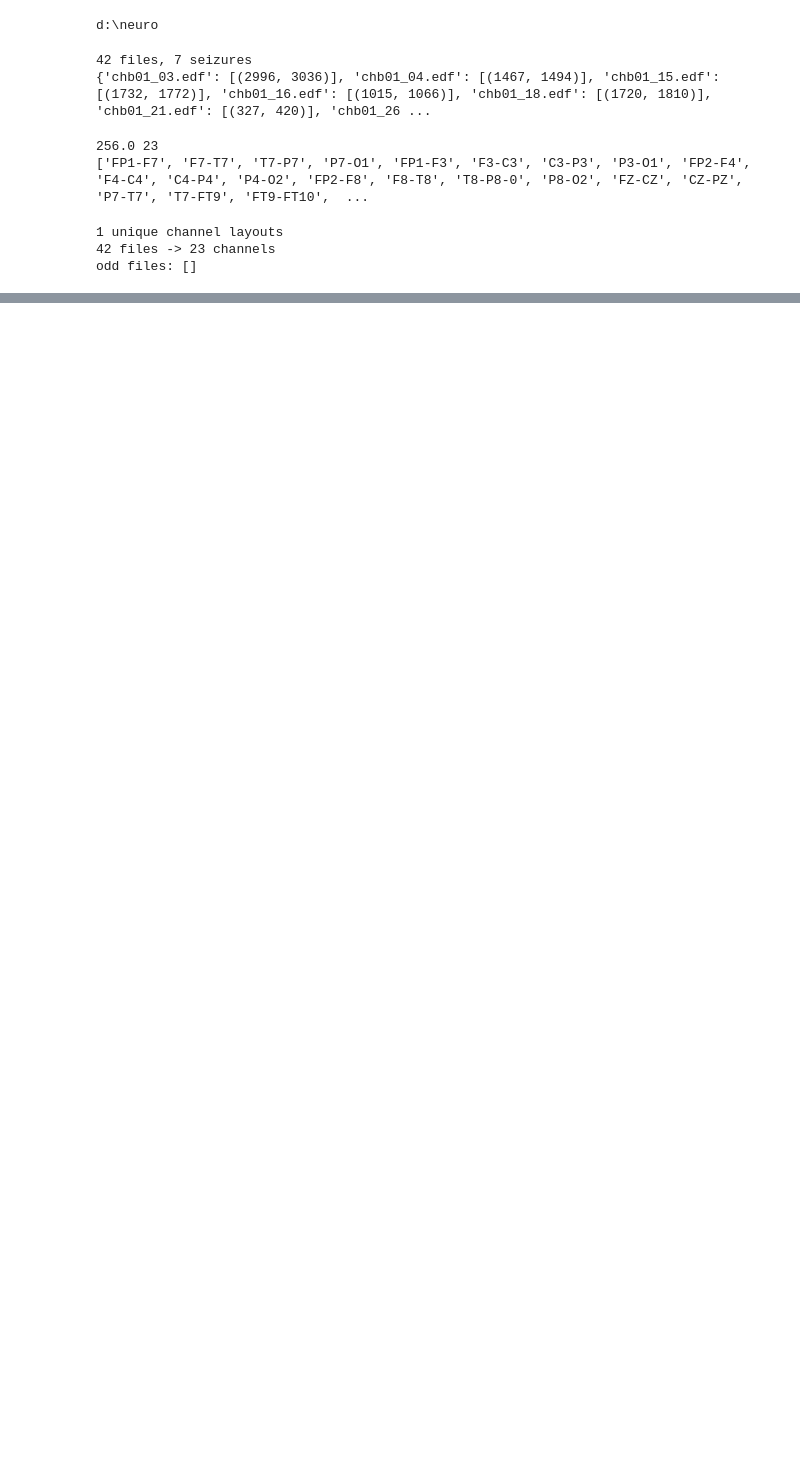
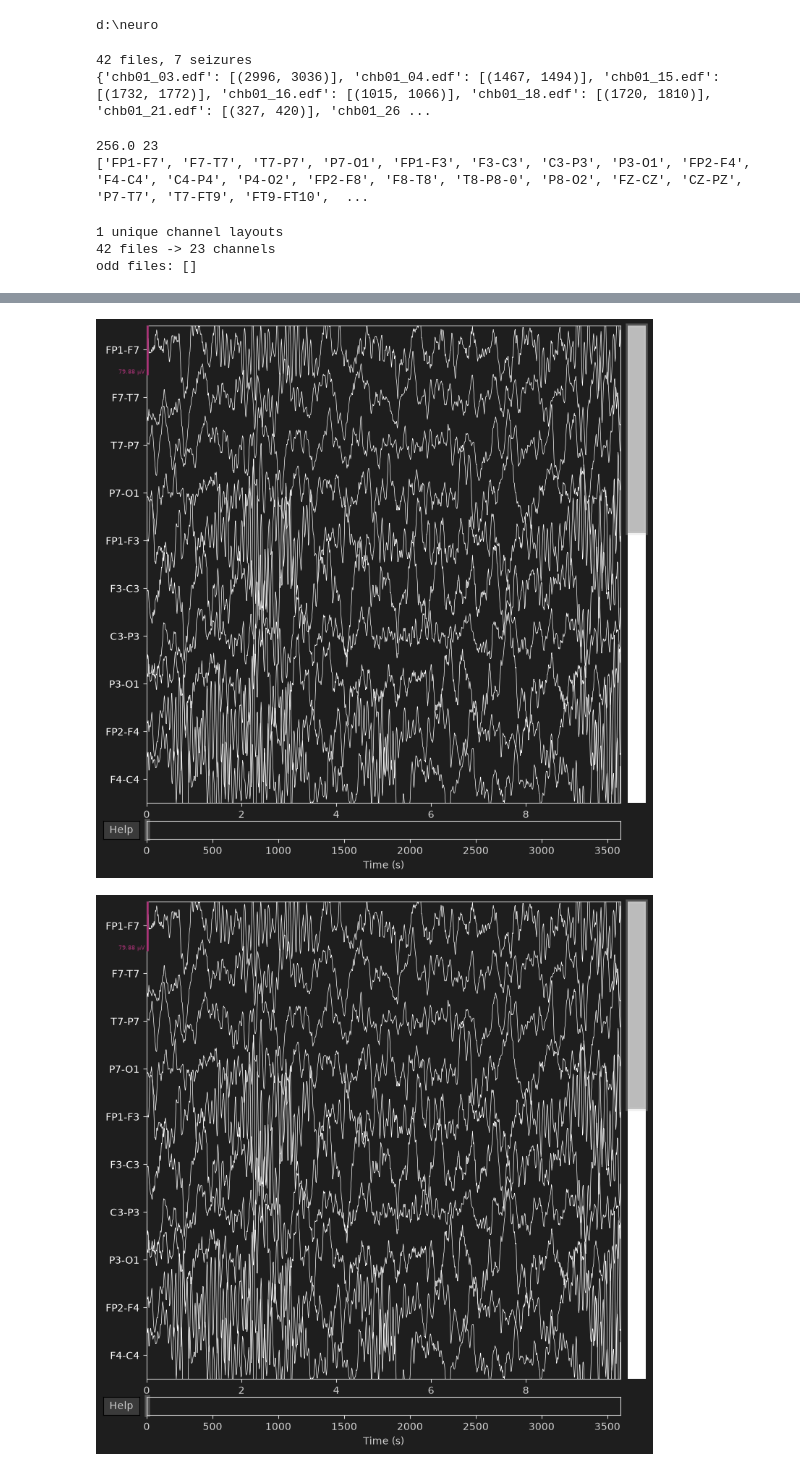
Before and after one commit to hxr-shit/neuroscope, a Jupyter notebook: notebooks/01_sanity_check.ipynb, the cells around one changed output, grey strips where cells are left out. Drawn from its saved outputs; the diff is of its cells as text; code cells hidden in the pictures; blank space fills up the shorter version.

Commit message:
Filtered out Raw data so that the lower hz data(eye movement, muscle activity, etc. are removed) and got Filtered Data

```diff
--- a/notebooks/01_sanity_check.ipynb
+++ b/notebooks/01_sanity_check.ipynb
@@ -48,0 +70,17 @@ odd files: []
+# %%
+filtered = raw.copy()
+filtered.filter(
+    l_freq=0.5,
+    h_freq=40.0,
+    verbose=False
+)
+
+filtered.plot(
+    duration=10,
+    n_channels=10,
+    scalings="auto",
+    title="NeuroScope: Filtered EEG"
+)
+# %% [output]
+[figure, added]
+[figure, added]
```
Also changed, not shown: parts of 6 cells of this notebook.
